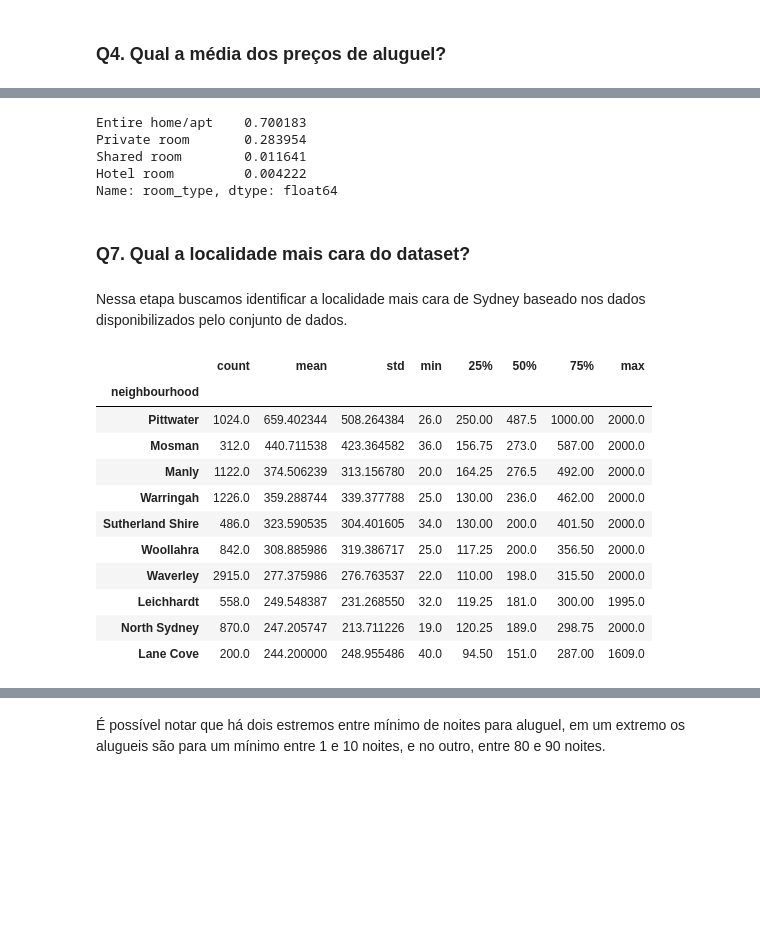
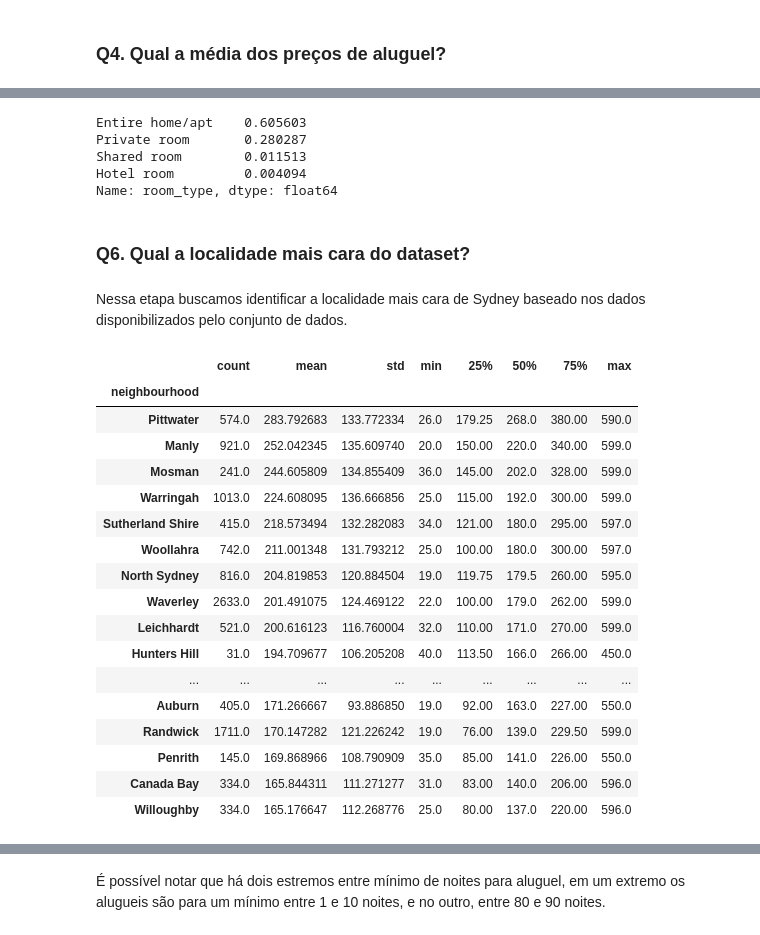
Before and after one commit to joaomr7/portfolio-data-science, a Jupyter notebook: Analisando_os_Dados_do_Airbnb_Sidney_Austrália.ipynb, the cells around one changed output, grey strips where cells are left out. Saved outputs shown, nothing was run; the diff lists cells and outputs as text; code cells hidden in the pictures; blank space fills up the shorter version.

```diff
--- a/Analisando_os_Dados_do_Airbnb_Sidney_Austrália.ipynb
+++ b/Analisando_os_Dados_do_Airbnb_Sidney_Austrália.ipynb
@@ -226,0 +241,19 @@ df_clean.hist(figsize=(12, 10));
+# %%
+# plotar boxplot da variável 'minimum_nights'
+df_clean.minimum_nights.plot(kind='box', vert=False, figsize=(15,3))
+plt.show()
+
+# identificando os outliers da variável 'minimum_nights'
+nights_Q1, nights_Q3 = df_clean.minimum_nights.quantile([.25, .75])
+nights_IQR = nights_Q3 - nights_Q1
+print('IQR da variável price:', nights_IQR)
+
+# calculando os limites
+nights_higher = nights_Q3 + 1.5 * nights_IQR
+nights_lower = nights_Q1 - 1.5 * nights_IQR
+print('\nLimite superior de minimum_nights:', nights_higher)
+print('Limite inferior de minimum_nights:', nights_lower)
+
+# calcular quantidade de noites mínimas acima do limite superior
+print('\n{} valores acima de {} noites mínimas'.format((df_clean.minimum_nights > nights_higher).sum(), nights_higher))
+print('Corresponde a {:.2f}% dos dados'.format((df_clean.minimum_nights > nights_higher).sum() / df_clean.shape[0] * 100))
@@ -226,0 +275,12 @@ df_clean.hist(figsize=(12, 10));
+# %%
+# armazenar a quantidade de exemplos antes da limpeza
+examples_before_clean = df_clean.shape[0]
+
+# remover os outliers
+df_clean.drop(df_clean[df_clean.price > price_higher].index, axis=0, inplace=True)
+df_clean.drop(df_clean[df_clean.minimum_nights > nights_higher].index, axis=0, inplace=True)
+
+# mostar a diferença da quantidade de exemplos
+print('Quantidade de exemplos antes:', examples_before_clean)
+print('Quantidade de exemplos agora:', df_clean.shape[0])
+print('{:.2f}% dos exemplos removidos'.format(100 - (df_clean.shape[0] / examples_before_clean * 100)))
@@ -297,31 +350,36 @@ Hotel room            99
 Name: room_type, dtype: int64
 # %%
 # mostrar a porcentagem de cada tipo de imóvel disponível
-df.room_type.value_counts() / df.shape[0]
+df_clean.room_type.value_counts() / df.shape[0]
 # %% [output]
-Entire home/apt    0.700183
-Private room       0.283954
-Shared room        0.011641
-Hotel room         0.004222
+Entire home/apt    0.605603
+Private room       0.280287
+Shared room        0.011513
+Hotel room         0.004094
 Name: room_type, dtype: float64
 # %% [markdown]
-### **Q7. Qual a localidade mais cara do dataset?**
+### **Q6. Qual a localidade mais cara do dataset?**
 # %% [markdown]
 Nessa etapa buscamos identificar a localidade mais cara de Sydney baseado nos dados disponibilizados pelo conjunto de dados.
 # %%
-# ver a descrição dos 10 maiores preços por bairros, ordenados pela média
-neighbourhood_desc = df_clean.groupby(by=['neighbourhood']).price.describe().sort_values(by=['mean'], ascending=False)[:10]
-display(neighbourhood_desc)
+# ver a descrição estatística dos 20 maiores preços por bairros, ordenados pela média
+df_clean.groupby(by=['neighbourhood']).price.describe().sort_values(by=['mean'], ascending=False)[:20]
 # %% [output]
 |  | count | mean | std | min | 25% | 50% | 75% | max |
 | neighbourhood |  |  |  |  |  |  |  |  |
-| Pittwater | 1024.0 | 659.402344 | 508.264384 | 26.0 | 250.00 | 487.5 | 1000.00 | 2000.0 |
-| Mosman | 312.0 | 440.711538 | 423.364582 | 36.0 | 156.75 | 273.0 | 587.00 | 2000.0 |
-| Manly | 1122.0 | 374.506239 | 313.156780 | 20.0 | 164.25 | 276.5 | 492.00 | 2000.0 |
-| Warringah | 1226.0 | 359.288744 | 339.377788 | 25.0 | 130.00 | 236.0 | 462.00 | 2000.0 |
-| Sutherland Shire | 486.0 | 323.590535 | 304.401605 | 34.0 | 130.00 | 200.0 | 401.50 | 2000.0 |
-| Woollahra | 842.0 | 308.885986 | 319.386717 | 25.0 | 117.25 | 200.0 | 356.50 | 2000.0 |
-| Waverley | 2915.0 | 277.375986 | 276.763537 | 22.0 | 110.00 | 198.0 | 315.50 | 2000.0 |
-| Leichhardt | 558.0 | 249.548387 | 231.268550 | 32.0 | 119.25 | 181.0 | 300.00 | 1995.0 |
-| North Sydney | 870.0 | 247.205747 | 213.711226 | 19.0 | 120.25 | 189.0 | 298.75 | 2000.0 |
-| Lane Cove | 200.0 | 244.200000 | 248.955486 | 40.0 | 94.50 | 151.0 | 287.00 | 1609.0 |
+| Pittwater | 574.0 | 283.792683 | 133.772334 | 26.0 | 179.25 | 268.0 | 380.00 | 590.0 |
+| Manly | 921.0 | 252.042345 | 135.609740 | 20.0 | 150.00 | 220.0 | 340.00 | 599.0 |
+| Mosman | 241.0 | 244.605809 | 134.855409 | 36.0 | 145.00 | 202.0 | 328.00 | 599.0 |
+| Warringah | 1013.0 | 224.608095 | 136.666856 | 25.0 | 115.00 | 192.0 | 300.00 | 599.0 |
+| Sutherland Shire | 415.0 | 218.573494 | 132.282083 | 34.0 | 121.00 | 180.0 | 295.00 | 597.0 |
+| Woollahra | 742.0 | 211.001348 | 131.793212 | 25.0 | 100.00 | 180.0 | 300.00 | 597.0 |
+| North Sydney | 816.0 | 204.819853 | 120.884504 | 19.0 | 119.75 | 179.5 | 260.00 | 595.0 |
+| Waverley | 2633.0 | 201.491075 | 124.469122 | 22.0 | 100.00 | 179.0 | 262.00 | 599.0 |
+| Leichhardt | 521.0 | 200.616123 | 116.760004 | 32.0 | 110.00 | 171.0 | 270.00 | 599.0 |
+| Hunters Hill | 31.0 | 194.709677 | 106.205208 | 40.0 | 113.50 | 166.0 | 266.00 | 450.0 |
+| ... | ... | ... | ... | ... | ... | ... | ... | ... |
+| Auburn | 405.0 | 171.266667 | 93.886850 | 19.0 | 92.00 | 163.0 | 227.00 | 550.0 |
+| Randwick | 1711.0 | 170.147282 | 121.226242 | 19.0 | 76.00 | 139.0 | 229.50 | 599.0 |
+| Penrith | 145.0 | 169.868966 | 108.790909 | 35.0 | 85.00 | 141.0 | 226.00 | 550.0 |
+| Canada Bay | 334.0 | 165.844311 | 111.271277 | 31.0 | 83.00 | 140.0 | 206.00 | 596.0 |
+| Willoughby | 334.0 | 165.176647 | 112.268776 | 25.0 | 80.00 | 137.0 | 220.00 | 596.0 |
```
Also changed, not shown: parts of 51 cells of this notebook.
